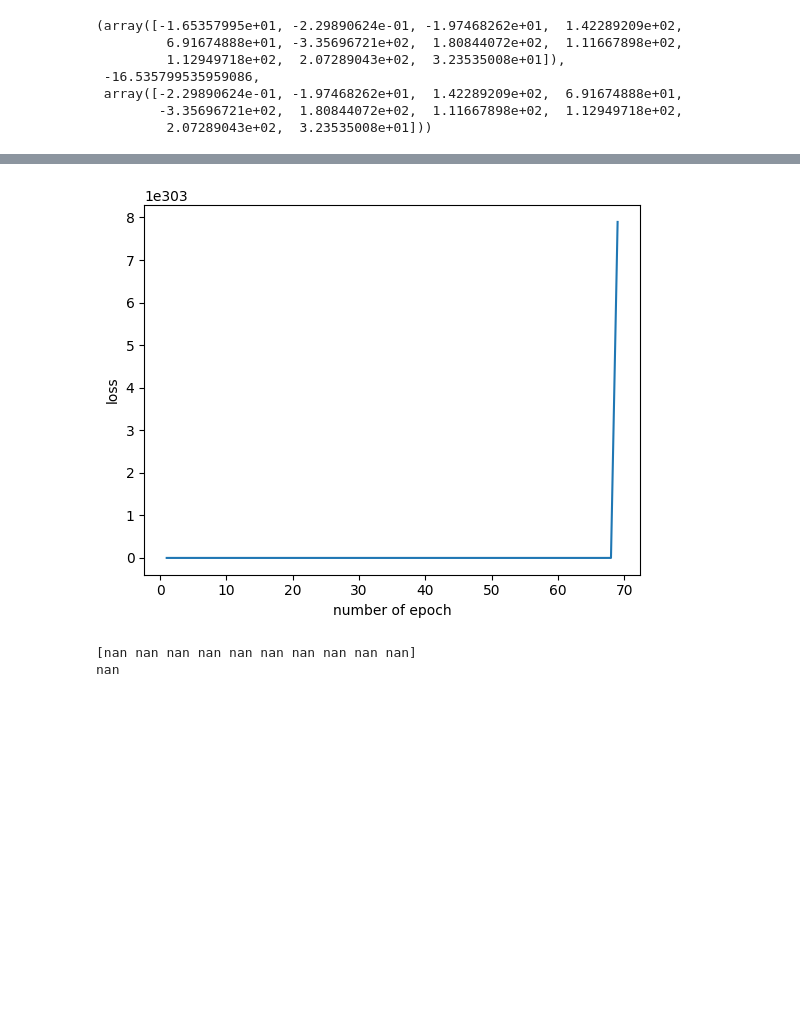
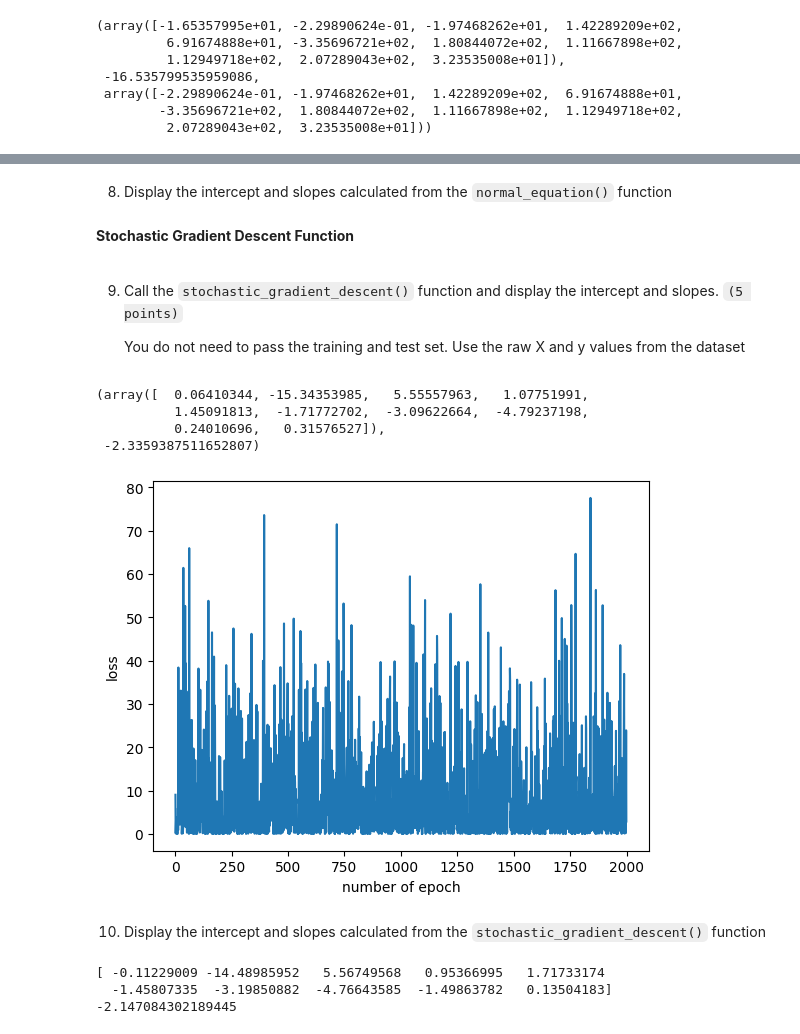
Before and after one commit to robitussin/CCINSYSL_EXAM, a Jupyter notebook: exam_1b_answers.ipynb, the cells around one changed output, grey strips where cells are left out. Cells and saved outputs as stored; diff of their text form; code cells hidden in the pictures; blank space fills up the shorter version.

```diff
--- a/exam_1b_answers.ipynb
+++ b/exam_1b_answers.ipynb
@@ -119,0 +118,2 @@ normal_equation(X_train_scaled, y_train)
+# %% [markdown]
+8. Display the intercept and slopes calculated from the `normal_equation()` function
@@ -120 +122,3 @@ normal_equation(X_train_scaled, y_train)
+# %% [markdown]
+**Stochastic Gradient Descent Function**
 # %%
@@ -176,13 +178,24 @@ def gradient_descent(x,y):
+# %% [markdown]
+9. Call the `stochastic_gradient_descent()` function and display the intercept and slopes. `(5 points)`
+
+    You do not need to pass the training and test set. Use the raw X and y values from the dataset
 # %%
-X = df.drop(['target'],axis=1).values
+X = df[['age', 'sex', 'bmi', 'bp', 's1', 's2', 's3', 's4', 's5', 's6']].values
 y = df['target'].values
 
-m,b = gradient_descent(X, y)
+stochastic_gradient_descent(X, y)
 # %% [output]
+(array([  0.06410344, -15.34353985,   5.55557963,   1.07751991,
+          1.45091813,  -1.71772702,  -3.09622664,  -4.79237198,
+          0.24010696,   0.31576527]),
+ -2.3359387511652807)
-[figure, old version]
+[figure, new version]
+# %% [markdown]
+10. Display the intercept and slopes calculated from the `stochastic_gradient_descent()` function
 # %%
 print(m)
 print(b)
 # %% [output]
-[nan nan nan nan nan nan nan nan nan nan]
-nan
+[ -0.11229009 -14.48985952   5.56749568   0.95366995   1.71733174
+  -1.45807335  -3.19850882  -4.76643585  -1.49863782   0.13504183]
+-2.147084302189445
```
Also changed, not shown: parts of 10 cells of this notebook, 1 other file.
